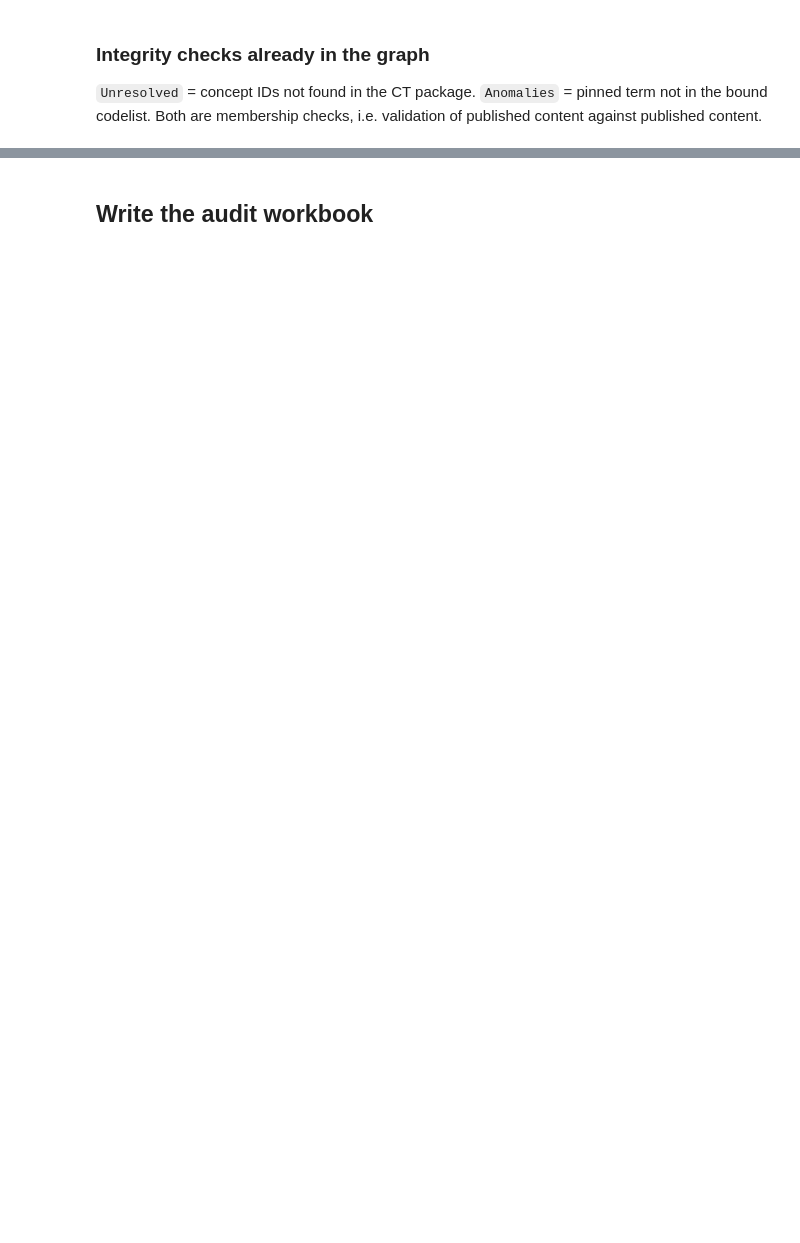
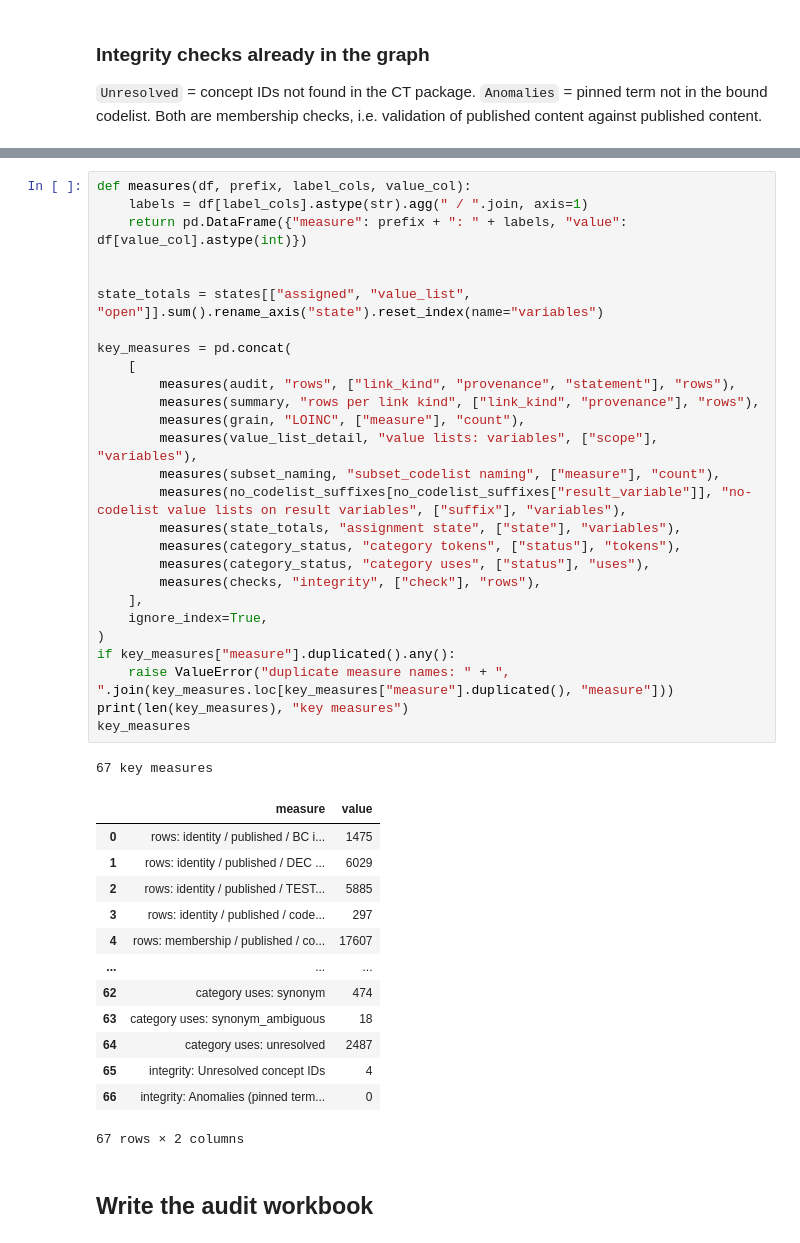
Before and after one commit to kerfors/cdisc-for-ai, a Jupyter notebook: link-semantics/notebooks/Link_Kind_Audit.ipynb, the cells around one changed output, grey strips where cells are left out. Cells and saved outputs as stored; diff of their text form; blank space fills up the shorter version.

```diff
--- a/link-semantics/notebooks/Link_Kind_Audit.ipynb
+++ b/link-semantics/notebooks/Link_Kind_Audit.ipynb
@@ -522,3 +774,45 @@ checks
+# %%
+def measures(df, prefix, label_cols, value_col):
+    labels = df[label_cols].astype(str).agg(" / ".join, axis=1)
+    return pd.DataFrame({"measure": prefix + ": " + labels, "value": df[value_col].astype(int)})
+
+
+state_totals = states[["assigned", "value_list", "open"]].sum().rename_axis("state").reset_index(name="variables")
+
+key_measures = pd.concat(
+    [
+        measures(audit, "rows", ["link_kind", "provenance", "statement"], "rows"),
+        measures(summary, "rows per link kind", ["link_kind", "provenance"], "rows"),
+        measures(grain, "LOINC", ["measure"], "count"),
+        measures(value_list_detail, "value lists: variables", ["scope"], "variables"),
+        measures(subset_naming, "subset_codelist naming", ["measure"], "count"),
+        measures(no_codelist_suffixes[no_codelist_suffixes["result_variable"]], "no-codelist value lists on result variables", ["suffix"], "variables"),
+        measures(state_totals, "assignment state", ["state"], "variables"),
+        measures(category_status, "category tokens", ["status"], "tokens"),
+        measures(category_status, "category uses", ["status"], "uses"),
+        measures(checks, "integrity", ["check"], "rows"),
+    ],
+    ignore_index=True,
+)
+if key_measures["measure"].duplicated().any():
+    raise ValueError("duplicate measure names: " + ", ".join(key_measures.loc[key_measures["measure"].duplicated(), "measure"]))
+print(len(key_measures), "key measures")
+key_measures
+# %% [output]
+67 key measures
+|  | measure | value |
+| 0 | rows: identity / published / BC i... | 1475 |
+| 1 | rows: identity / published / DEC ... | 6029 |
+| 2 | rows: identity / published / TEST... | 5885 |
+| 3 | rows: identity / published / code... | 297 |
+| 4 | rows: membership / published / co... | 17607 |
+| ... | ... | ... |
+| 62 | category uses: synonym | 474 |
+| 63 | category uses: synonym_ambiguous | 18 |
+| 64 | category uses: unresolved | 2487 |
+| 65 | integrity: Unresolved concept IDs | 4 |
+| 66 | integrity: Anomalies (pinned term... | 0 |
+67 rows × 2 columns
 # %% [markdown]
 ## Write the audit workbook
 # %%
```
Also changed, not shown: parts of 23 cells of this notebook, 1 other file.
